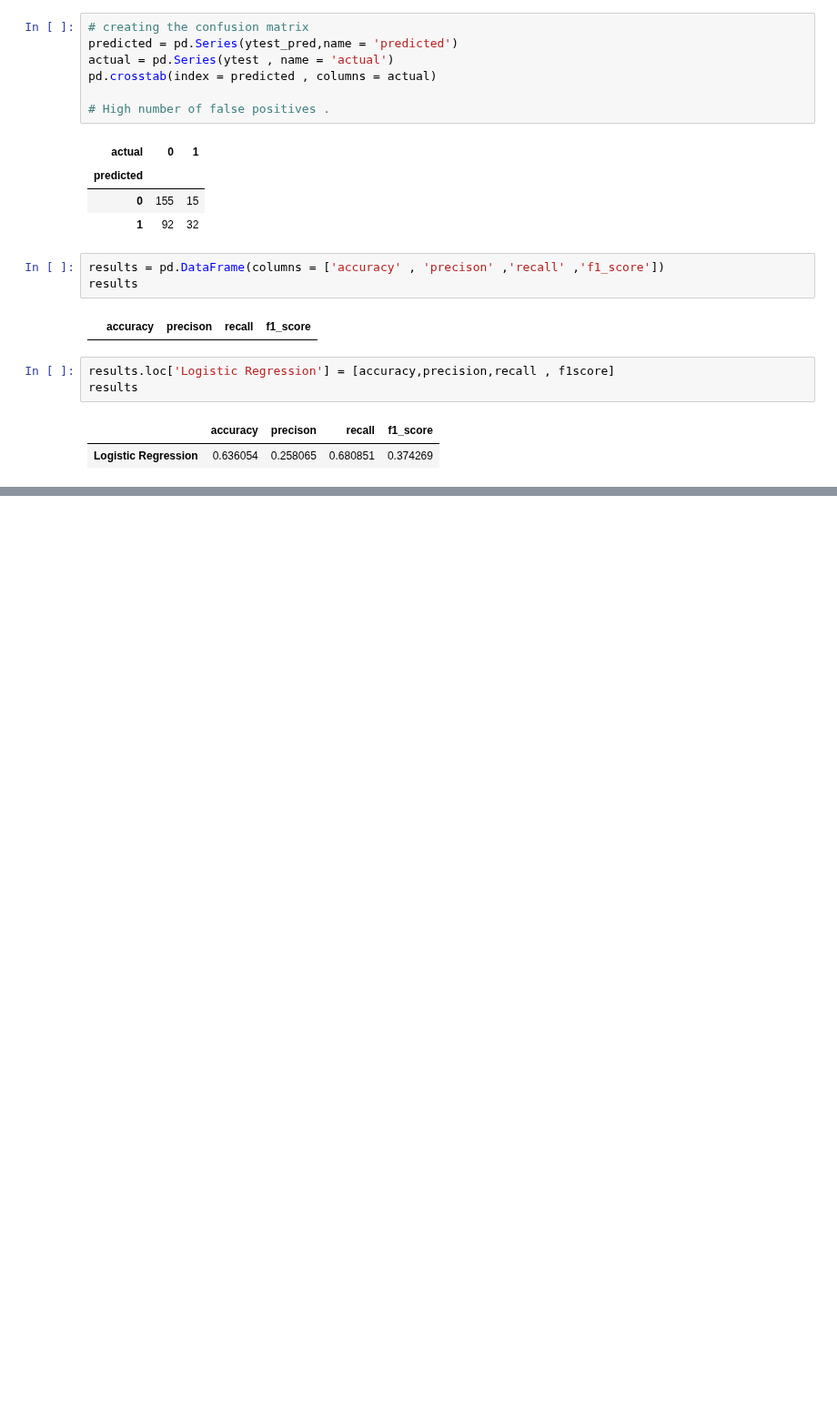
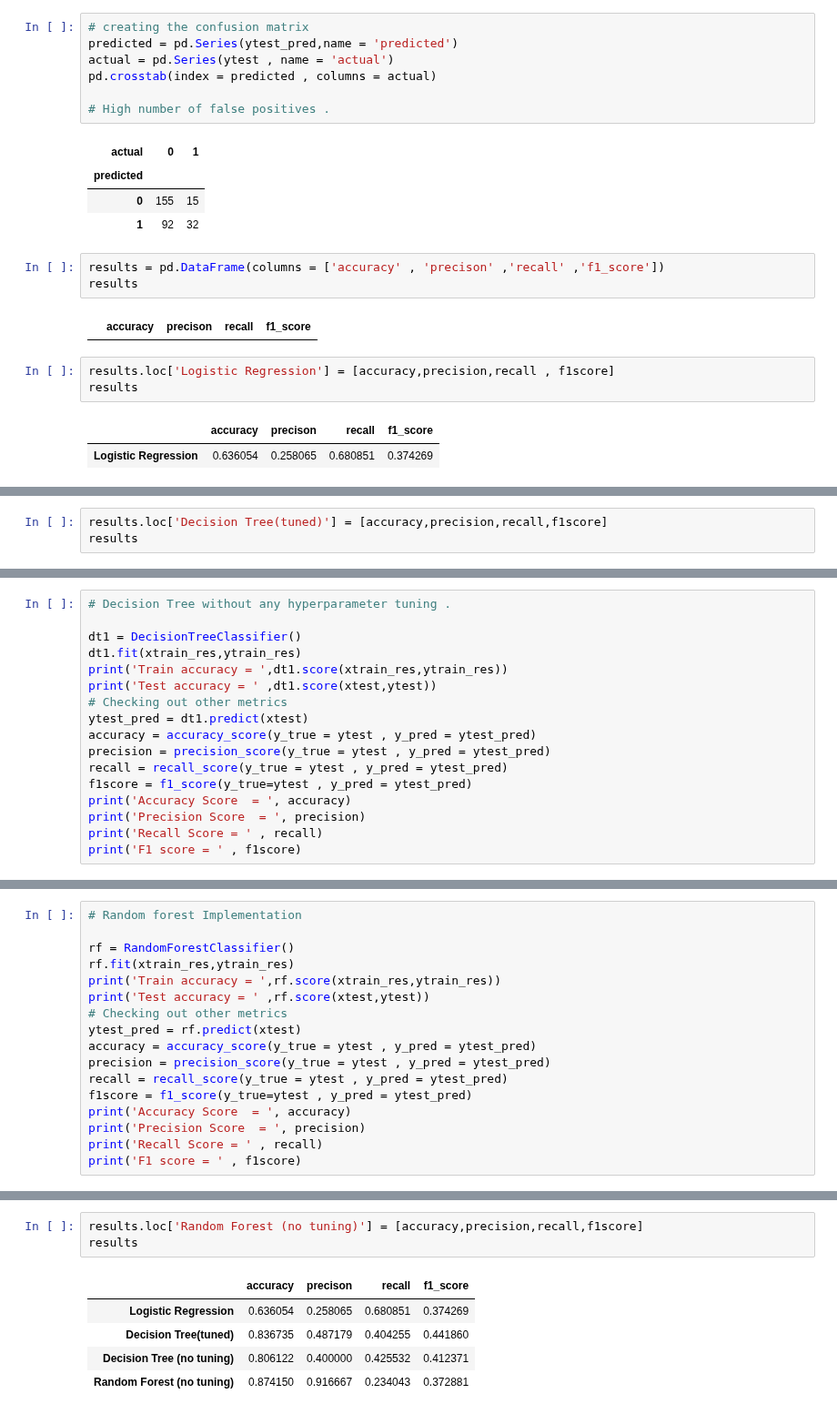
Before and after one commit to AnkurBhatt07/Code-Clause-Employee-Attrition-Likelihood-Prediction, a Jupyter notebook: prediction_model.ipynb, the cells around one changed output, grey strips where cells are left out. Shown at 91% size. Drawn from its saved outputs; the diff is of its cells as text; blank space fills up the shorter version.

```diff
--- a/prediction_model.ipynb
+++ b/prediction_model.ipynb
@@ -440,0 +477,3 @@ results
+# %%
+results.loc['Decision Tree(tuned)'] = [accuracy,precision,recall,f1score]
+results
@@ -440,0 +484,17 @@ results
+# %%
+# Decision Tree without any hyperparameter tuning .
+
+dt1 = DecisionTreeClassifier()
+dt1.fit(xtrain_res,ytrain_res)
+print('Train accuracy = ',dt1.score(xtrain_res,ytrain_res))
+print('Test accuracy = ' ,dt1.score(xtest,ytest))
+# Checking out other metrics
+ytest_pred = dt1.predict(xtest)
+accuracy = accuracy_score(y_true = ytest , y_pred = ytest_pred)
+precision = precision_score(y_true = ytest , y_pred = ytest_pred)
+recall = recall_score(y_true = ytest , y_pred = ytest_pred)
+f1score = f1_score(y_true=ytest , y_pred = ytest_pred)
+print('Accuracy Score  = ', accuracy)
+print('Precision Score  = ', precision)
+print('Recall Score = ' , recall)
+print('F1 score = ' , f1score)
@@ -440,0 +526,17 @@ results
+# %%
+# Random forest Implementation
+
+rf = RandomForestClassifier()
+rf.fit(xtrain_res,ytrain_res)
+print('Train accuracy = ',rf.score(xtrain_res,ytrain_res))
+print('Test accuracy = ' ,rf.score(xtest,ytest))
+# Checking out other metrics
+ytest_pred = rf.predict(xtest)
+accuracy = accuracy_score(y_true = ytest , y_pred = ytest_pred)
+precision = precision_score(y_true = ytest , y_pred = ytest_pred)
+recall = recall_score(y_true = ytest , y_pred = ytest_pred)
+f1score = f1_score(y_true=ytest , y_pred = ytest_pred)
+print('Accuracy Score  = ', accuracy)
+print('Precision Score  = ', precision)
+print('Recall Score = ' , recall)
+print('F1 score = ' , f1score)
@@ -440,0 +560,9 @@ results
+# %%
+results.loc['Random Forest (no tuning)'] = [accuracy,precision,recall,f1score]
+results
+# %% [output]
+|  | accuracy | precison | recall | f1_score |
+| Logistic Regression | 0.636054 | 0.258065 | 0.680851 | 0.374269 |
+| Decision Tree(tuned) | 0.836735 | 0.487179 | 0.404255 | 0.441860 |
+| Decision Tree (no tuning) | 0.806122 | 0.400000 | 0.425532 | 0.412371 |
+| Random Forest (no tuning) | 0.874150 | 0.916667 | 0.234043 | 0.372881 |
```
Also changed, not shown: parts of 22 cells of this notebook.
